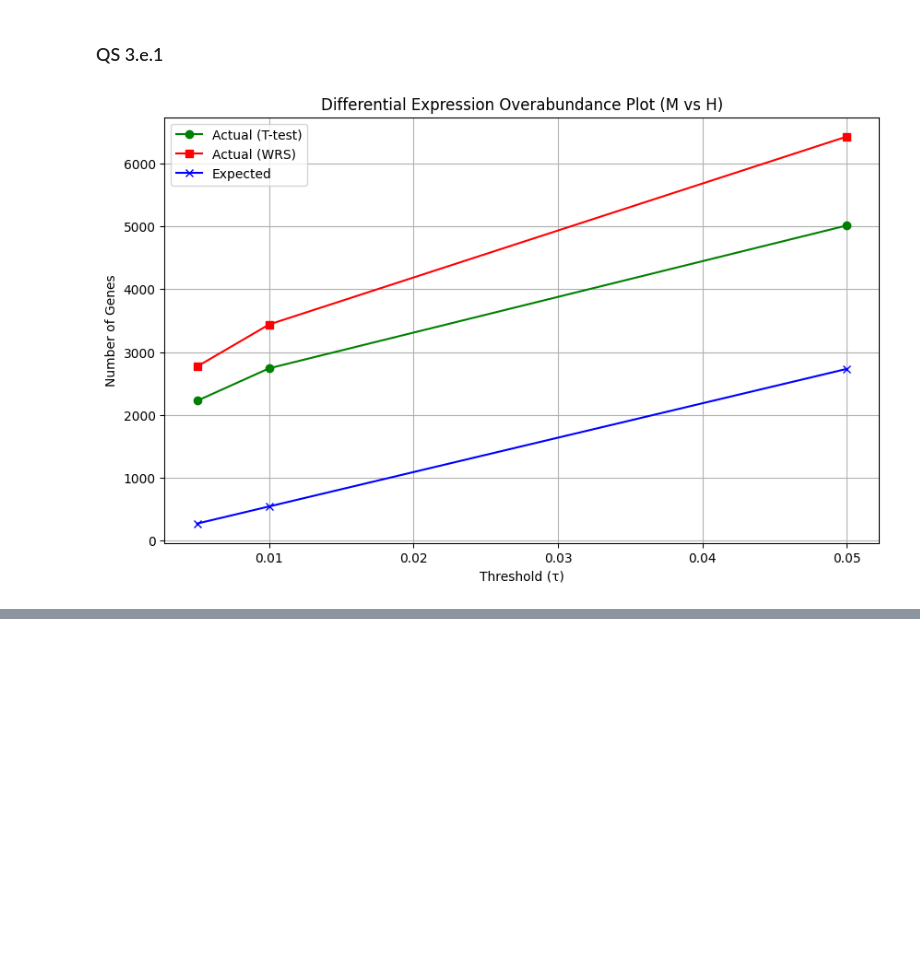
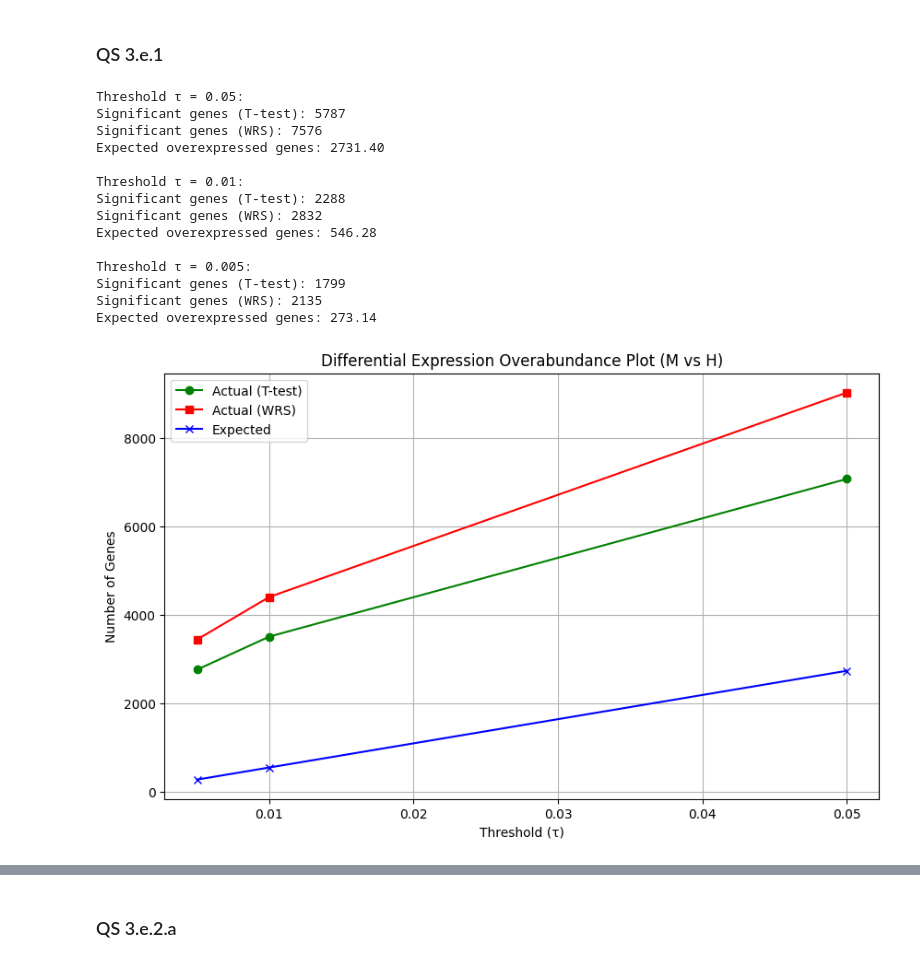
Before and after one commit to aviferdman/Statistics-and-Data-Analysis, a Jupyter notebook: hw4/324369412_316420132.ipynb, the cells around one changed output, grey strips where cells are left out. Drawn from its saved outputs; the diff is of its cells as text; code cells hidden in the pictures; blank space fills up the shorter version.

```diff
--- a/hw4/324369412_316420132.ipynb
+++ b/hw4/324369412_316420132.ipynb
@@ -479,6 +502,36 @@ def calculate_expected_values(p_val_thresholds, num_genes):
 # Function to count significant genes below a given p-value threshold
 def count_significant_genes(df, pval_col, thresholds):
     return [len(df[df[pval_col] < tau]) for tau in thresholds]
+
+# Function to calculate expected values
+def calculate_expected_values(p_val_thresholds, num_genes):
+    return {tau: num_genes * tau for tau in p_val_thresholds}
+
+# Function to compute FDR adjusted p-values using Benjamini-Hochberg procedure
+def compute_fdr_for_genes(p_values):
+    # Sort p-values in ascending order
+    sorted_pvals = np.sort(p_values)
+    n = len(sorted_pvals)
+
+    # Compute FDR adjusted p-values
+    fdr_values = sorted_pvals * n / (np.arange(1, n+1))
+
+    # Ensure FDR is non-decreasing by taking the minimum between current FDR and previous FDR
+    fdr_values = np.minimum.accumulate(fdr_values[::-1])[::-1]
+
+    # Map FDR values back to the original p-value indices
+    original_indices = np.argsort(p_values)
+    fdr_adjusted_pvals = np.zeros_like(p_values)
+    fdr_adjusted_pvals[original_indices] = fdr_values
+
+    return fdr_adjusted_pvals
+
+# Function to count significant genes below a given FDR threshold
+def count_significant_genes_by_fdr(fdr_values, thresholds):
+    significant_genes = {}
+    for tau in thresholds:
+        significant_genes[tau] = np.sum(fdr_values < tau)
+    return significant_genes
 
 # Function to plot actual vs expected TNoM scores
 def plot_de_overabundance(actual_counts_t, actual_counts_wrs, expected_counts, p_val_thresholds):
@@ -488,41 +541,67 @@ def plot_de_overabundance(actual_counts_t, actual_counts_wrs, expected_counts, p
     plt.plot(p_val_thresholds, actual_counts_t, color='green', label="Actual (T-test)", marker='o')
 
     # Plot WRS actual values (red)
     plt.plot(p_val_thresholds, actual_counts_wrs, color='red', label="Actual (WRS)", marker='s')
 
     # Plot Expected values (blue)
     plt.plot(p_val_thresholds, expected_counts, color='blue', label="Expected", marker='x')
 
     # Labels and title
     plt.xlabel('Threshold (τ)')
     plt.ylabel('Number of Genes')
     plt.title('Differential Expression Overabundance Plot (M vs H)')
     plt.legend()
 
     # Show plot
     plt.grid(True)
     plt.show()
 
 # Set p-value thresholds and number of genes (length of your DataFrame)
 p_val_thresholds = [0.05, 0.01, 0.005]
 num_genes = len(gene_expression_df)  # Total number of genes
 
 # Calculate expected values
 expected_values = calculate_expected_values(p_val_thresholds, num_genes)
 expected_counts = list(expected_values.values())  # Convert dictionary to list for plotting
 
-# Calculate actual significant gene counts for T-test and WRS
-actual_counts_t = count_significant_genes(t_overexpressed_m, 't_pvalue', p_val_thresholds)
-actual_counts_wrs = count_significant_genes(wrs_overexpressed_m, 'wrs_pvalue', p_val_thresholds)
+# Calculate actual significant gene counts for T-test and WRS (using FDR threshold)
+actual_counts_t = count_significant_genes(t_overexpressed_m, 'p_t_greater', p_val_thresholds)
+actual_counts_wrs = count_significant_genes(wrs_overexpressed_m, 'p_wrs_greater', p_val_thresholds)
+
+# Apply FDR computation to the T-test and WRS p-values for each sample (assuming you have these p-values from your results)
+t_test_p_values = t_overexpressed_m['p_t_greater'].values
+wrs_p_values = wrs_overexpressed_m['p_wrs_greater'].values
+
+# Compute FDR values for both T-test and WRS for each gene
+fdr_t = compute_fdr_for_genes(t_test_p_values)
+fdr_wrs = compute_fdr_for_genes(wrs_p_values)
+
+# Count the significant genes by FDR thresholds for T-test and WRS
+significant_genes_t = count_significant_genes_by_fdr(fdr_t, p_val_thresholds)
+significant_genes_wrs = count_significant_genes_by_fdr(fdr_wrs, p_val_thresholds)
+
+# Reporting the number of significant genes with FDR thresholds
+for tau in p_val_thresholds:
+    print(f"\nThreshold τ = {tau}:")
+    print(f"Significant genes (T-test): {significant_genes_t[tau]}")
+    print(f"Significant genes (WRS): {significant_genes_wrs[tau]}")
+    print(f"Expected overexpressed genes: {expected_counts[p_val_thresholds.index(tau)]:.2f}")
 
 # Plot the DE overabundance plot
 plot_de_overabundance(actual_counts_t, actual_counts_wrs, expected_counts, p_val_thresholds)
-
-# Reporting the number of genes with significant FDR thresholds
-for tau, actual_t, actual_wrs, expected in zip(p_val_thresholds, actual_counts_t, actual_counts_wrs, expected_counts):
-    print(f"\nThreshold τ = {tau}:")
-    print(f"Actual overexpressed genes (T-test): {actual_t}")
-    print(f"Actual overexpressed genes (WRS): {actual_wrs}")
-    print(f"Expected overexpressed genes: {expected:.2f}")
 # %% [output]
+Threshold τ = 0.05:
+Significant genes (T-test): 5787
+Significant genes (WRS): 7576
+Expected overexpressed genes: 2731.40
+
+Threshold τ = 0.01:
+Significant genes (T-test): 2288
+Significant genes (WRS): 2832
+Expected overexpressed genes: 546.28
+
+Threshold τ = 0.005:
+Significant genes (T-test): 1799
+Significant genes (WRS): 2135
+Expected overexpressed genes: 273.14
-[figure, old version]
+[figure, new version]
@@ -542,0 +608,2 @@ Expected overexpressed genes: 273.14
+# %% [markdown]
+### QS 3.e.2.a
```
Also changed, not shown: parts of 20 cells of this notebook.
